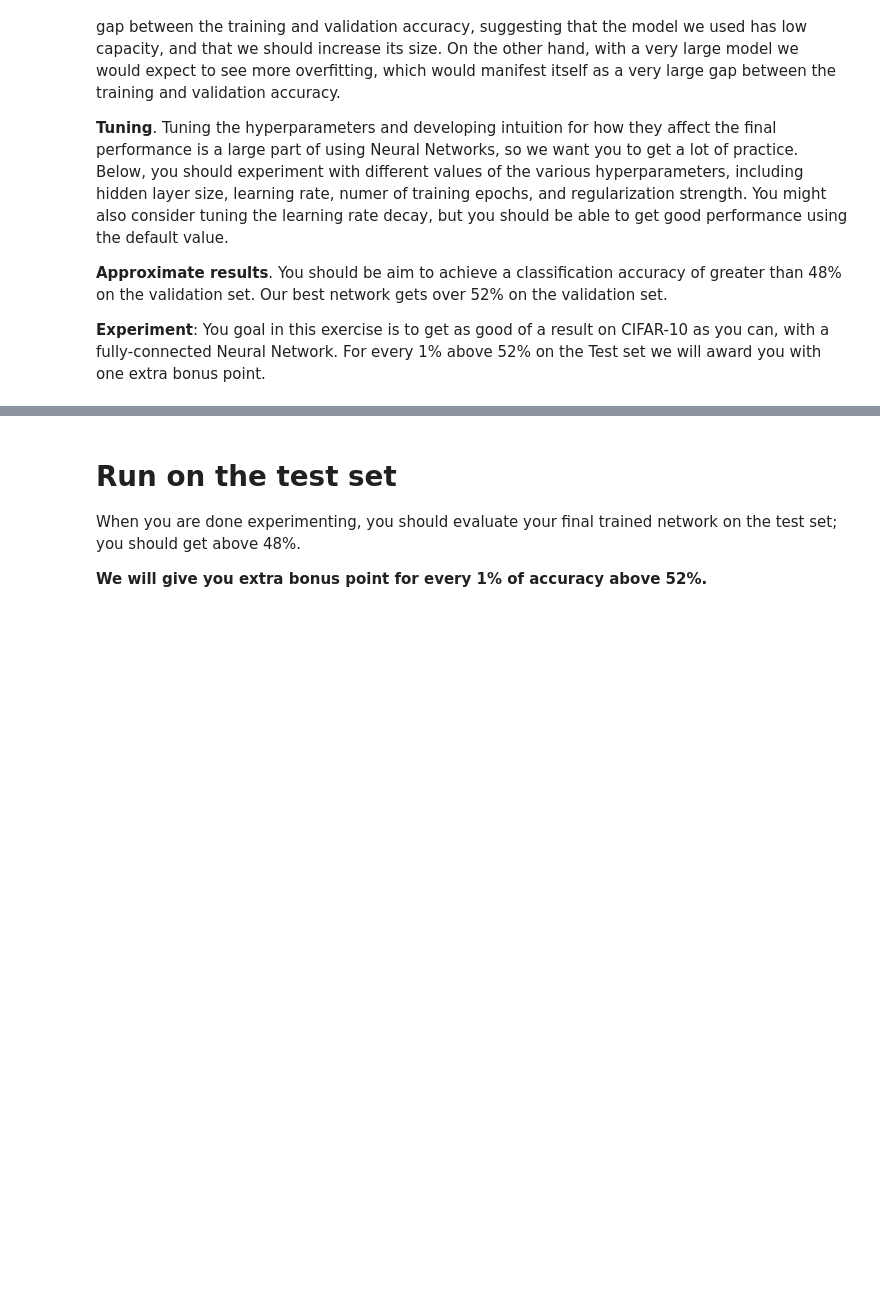
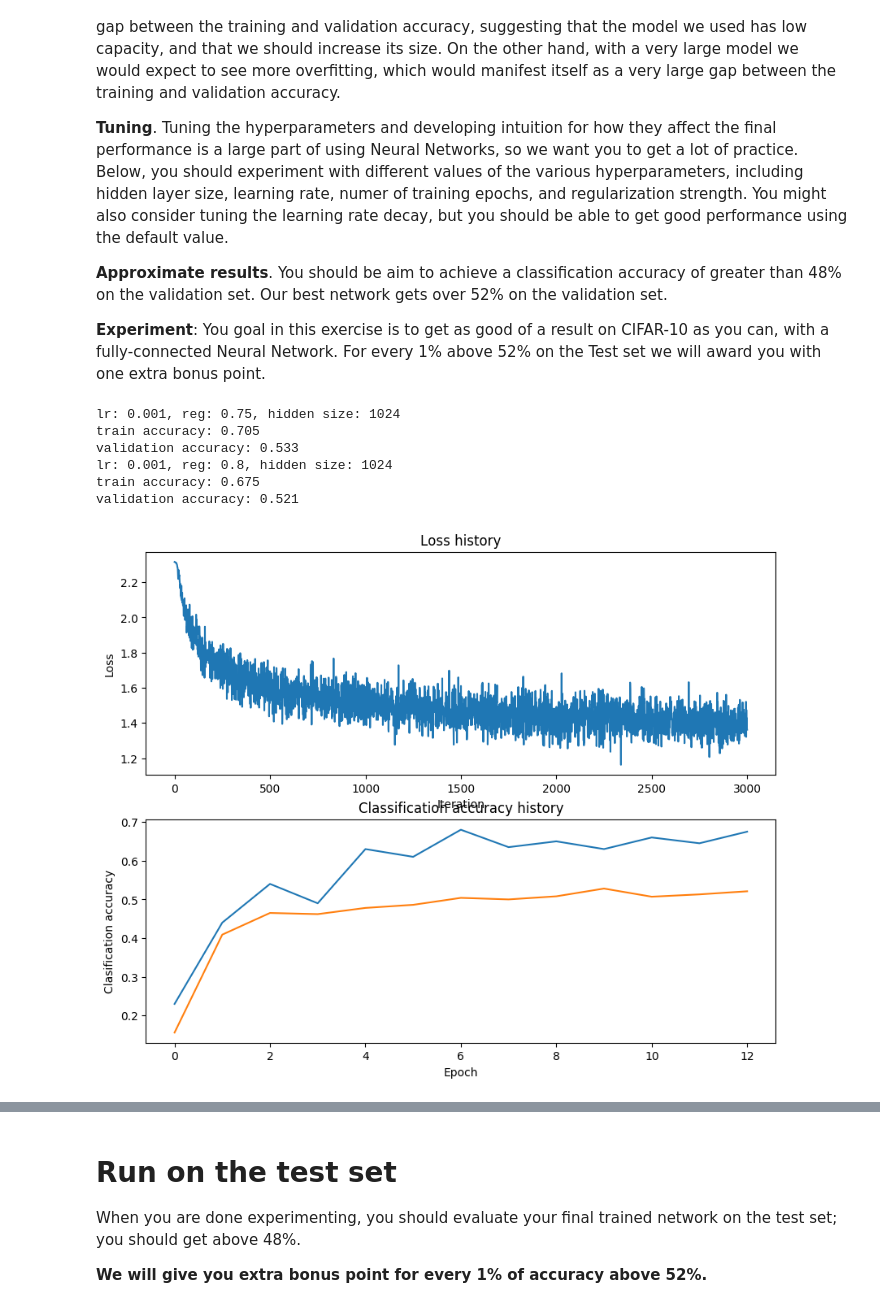
Before and after one commit to marcostoscano95/cs231, a Jupyter notebook: assignment1/two_layer_net.ipynb, the cells around one changed output, grey strips where cells are left out. Drawn from its saved outputs; the diff is of its cells as text; code cells hidden in the pictures; blank space fills up the shorter version.

```diff
--- a/assignment1/two_layer_net.ipynb
+++ b/assignment1/two_layer_net.ipynb
@@ -266,10 +304,56 @@ best_net = None # store the best model into this
 # write code to sweep through possible combinations of hyperparameters          #
 # automatically like we did on the previous exercises.                          #
 #################################################################################
-pass
+best_val = -1
+hidden_sizes = [1024]
+learning_rates = [1e-3]
+regularization_strengths = [0.75, 0.8]
+
+for learning_rate in learning_rates:
+    for regularization_strength in regularization_strengths:
+        for hidden_size in hidden_sizes:
+            print("lr: {}, reg: {}, hidden size: {}".format(learning_rate, regularization_strength, hidden_size))
+            net = TwoLayerNet(input_size, hidden_size, num_classes)
+            # Train the network
+            stats = net.train(X_train, y_train, X_val, y_val,
+                        num_iters=3000, batch_size=200,
+                        learning_rate=learning_rate, learning_rate_decay=0.95,
+                        reg=regularization_strength, verbose=False)
+
+            print("train accuracy: {}".format(stats['train_acc_history'][-1]))
+            print("validation accuracy: {}".format(stats['val_acc_history'][-1]))
+
+            if best_val < stats['val_acc_history'][-1]:
+                best_val = stats['val_acc_history'][-1]
+                best_net = net
+
 #################################################################################
 #                               END OF YOUR CODE                                #
 #################################################################################
+# %% [output]
+lr: 0.001, reg: 0.75, hidden size: 1024
+train accuracy: 0.705
+validation accuracy: 0.533
+lr: 0.001, reg: 0.8, hidden size: 1024
+train accuracy: 0.675
+validation accuracy: 0.521
+# %%
+# Plot the loss function and train / validation accuracies
+plt.subplot(2, 1, 1)
+plt.plot(stats['loss_history'])
+plt.title('Loss history')
+plt.xlabel('Iteration')
+plt.ylabel('Loss')
+
+plt.subplot(2, 1, 2)
+plt.plot(stats['train_acc_history'], label='train')
+plt.plot(stats['val_acc_history'], label='val')
+plt.title('Classification accuracy history')
+plt.xlabel('Epoch')
+plt.ylabel('Clasification accuracy')
+plt.show()
+# %% [output]
+[figure, added]
 # %%
 # visualize the weights of the best network
 show_net_weights(best_net)
```
Also changed, not shown: parts of 10 cells of this notebook, 2 other files.
